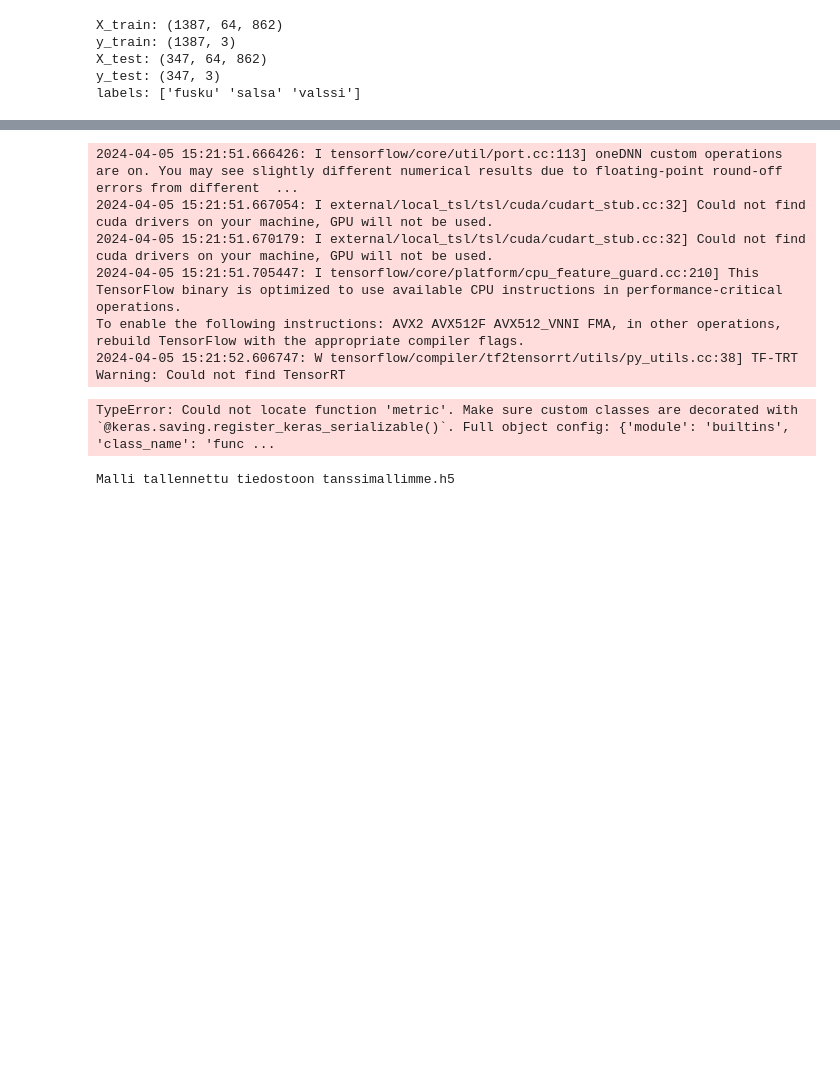
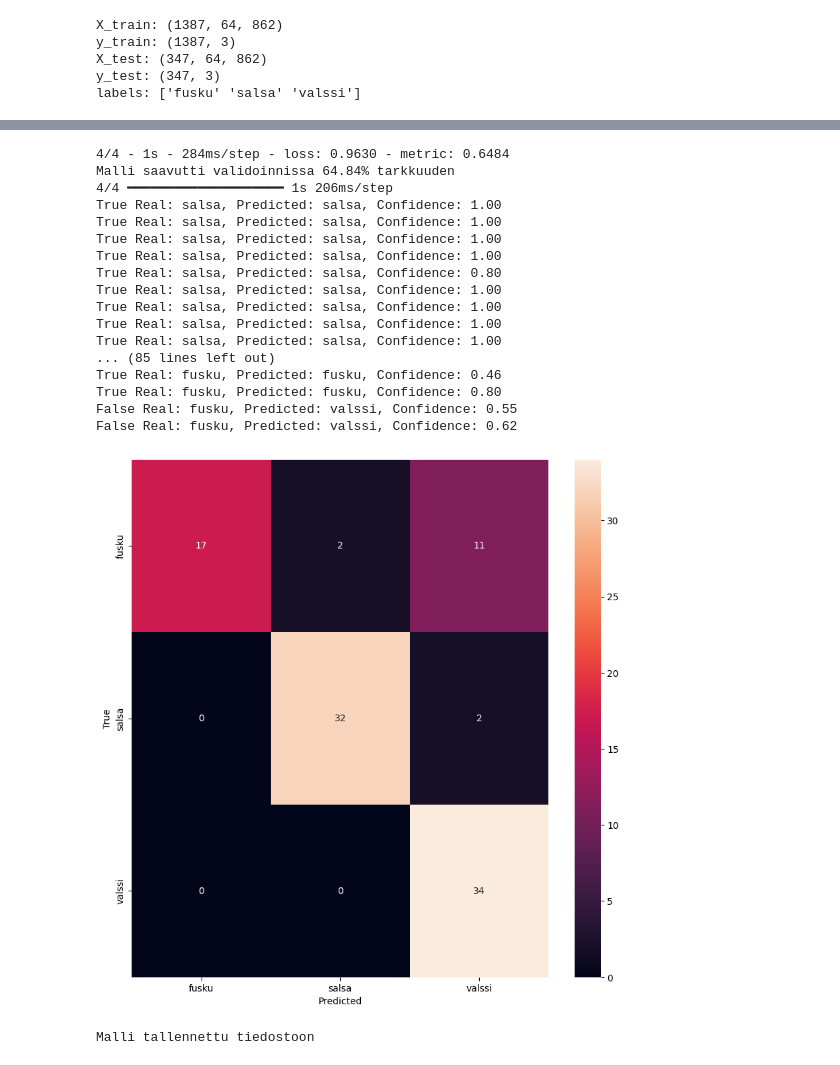
Before and after one commit to MineTech0/tekoaly-harjoitustyo, a Jupyter notebook: src/vertaismalli/vertaismalli.ipynb, the cells around one changed output, grey strips where cells are left out. Drawn from its saved outputs; the diff is of its cells as text; code cells hidden in the pictures; blank space fills up the shorter version.

```diff
--- a/src/vertaismalli/vertaismalli.ipynb
+++ b/src/vertaismalli/vertaismalli.ipynb
@@ -136,48 +157,59 @@ print("labels:", labels)
 from tensorflow.keras.models import load_model
 
 #load the model
-model = load_model('model_3_genres.keras')
+#model = load_model('model_3_genres_best.keras')
 
 #evaluate the model on the validation data
 test_loss, test_acc = model.evaluate(X_val, y_val, verbose=2)
 print(f'Malli saavutti validoinnissa {test_acc*100:.2f}% tarkkuuden')
 
 #predict the labels for the validation data
 predicted_labels_one_hot = model.predict(X_val)
 indices = np.argmax(predicted_labels_one_hot, axis=1)
 predicted_labels = labels[indices]
 
 true_labels = labels[np.argmax(y_val, axis=1)]
 
 # Get the confidence (probability) of the predicted class
 predicted_confidence = np.max(predicted_labels_one_hot, axis=1)
 
 # Print the true and predicted labels for the first 10 examples
-for i in range(len(predicted_labels[:10])):
+for i in range(len(predicted_labels)):
     prediction_true = true_labels[i] == predicted_labels[i]
     print(f'{prediction_true} Real: {true_labels[i]}, Predicted: {predicted_labels[i]}, Confidence: {predicted_confidence[i]:.2f}')
 
 #plot the confusion matrix
 from sklearn.metrics import confusion_matrix
 import seaborn as sns
 
 cm = confusion_matrix(true_labels, predicted_labels, labels=labels)
 plt.figure(figsize=(10, 10))
 sns.heatmap(cm, annot=True, fmt='d', xticklabels=labels, yticklabels=labels)
 plt.xlabel('Predicted')
 plt.ylabel('True')
 plt.show()
 # %% [output]
-2024-04-05 15:21:51.666426: I tensorflow/core/util/port.cc:113] oneDNN custom operations are on. You may see slightly different numerical results due to floating-point round-off errors from different  ...
-2024-04-05 15:21:51.667054: I external/local_tsl/tsl/cuda/cudart_stub.cc:32] Could not find cuda drivers on your machine, GPU will not be used.
-2024-04-05 15:21:51.670179: I external/local_tsl/tsl/cuda/cudart_stub.cc:32] Could not find cuda drivers on your machine, GPU will not be used.
-2024-04-05 15:21:51.705447: I tensorflow/core/platform/cpu_feature_guard.cc:210] This TensorFlow binary is optimized to use available CPU instructions in performance-critical operations.
-To enable the following instructions: AVX2 AVX512F AVX512_VNNI FMA, in other operations, rebuild TensorFlow with the appropriate compiler flags.
-2024-04-05 15:21:52.606747: W tensorflow/compiler/tf2tensorrt/utils/py_utils.cc:38] TF-TRT Warning: Could not find TensorRT
+4/4 - 1s - 284ms/step - loss: 0.9630 - metric: 0.6484
+Malli saavutti validoinnissa 64.84% tarkkuuden
+4/4 ━━━━━━━━━━━━━━━━━━━━ 1s 206ms/step
+True Real: salsa, Predicted: salsa, Confidence: 1.00
+True Real: salsa, Predicted: salsa, Confidence: 1.00
+True Real: salsa, Predicted: salsa, Confidence: 1.00
+True Real: salsa, Predicted: salsa, Confidence: 1.00
+True Real: salsa, Predicted: salsa, Confidence: 0.80
+True Real: salsa, Predicted: salsa, Confidence: 1.00
+True Real: salsa, Predicted: salsa, Confidence: 1.00
+True Real: salsa, Predicted: salsa, Confidence: 1.00
+True Real: salsa, Predicted: salsa, Confidence: 1.00
+... (85 lines left out)
+True Real: fusku, Predicted: fusku, Confidence: 0.46
+True Real: fusku, Predicted: fusku, Confidence: 0.80
+False Real: fusku, Predicted: valssi, Confidence: 0.55
+False Real: fusku, Predicted: valssi, Confidence: 0.62
-TypeError: Could not locate function 'metric'. Make sure custom classes are decorated with `@keras.saving.register_keras_serializable()`. Full object config: {'module': 'builtins', 'class_name': 'func ...
+[figure, added]
 # %%
 # save the model whit the best accuracy
-model.save('tanssimallimme.keras')
-print('Malli tallennettu tiedostoon tanssimallimme.keras')
+model.save('model_3_genres_best.keras')
+print('Malli tallennettu tiedostoon')
 # %% [output]
-Malli tallennettu tiedostoon tanssimallimme.h5
+Malli tallennettu tiedostoon
```
Also changed, not shown: parts of 5 cells of this notebook, 15 other files.
